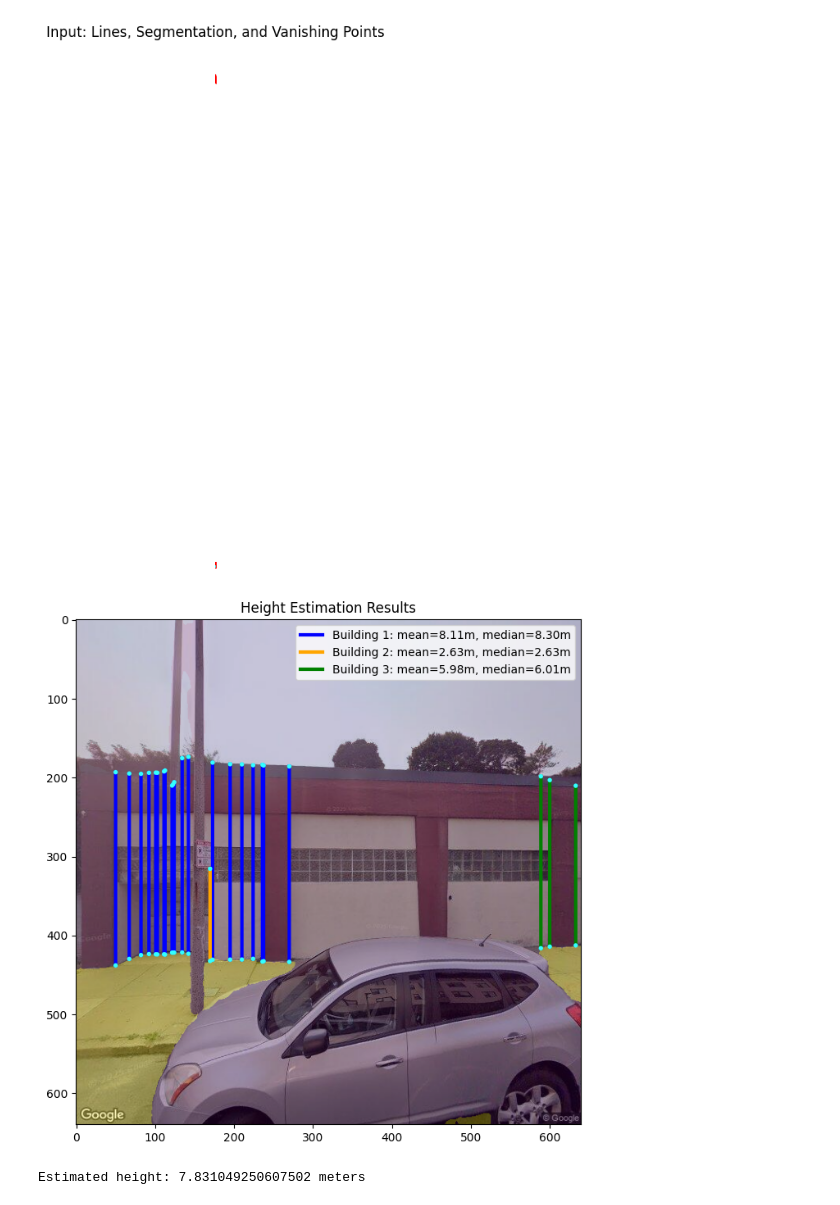
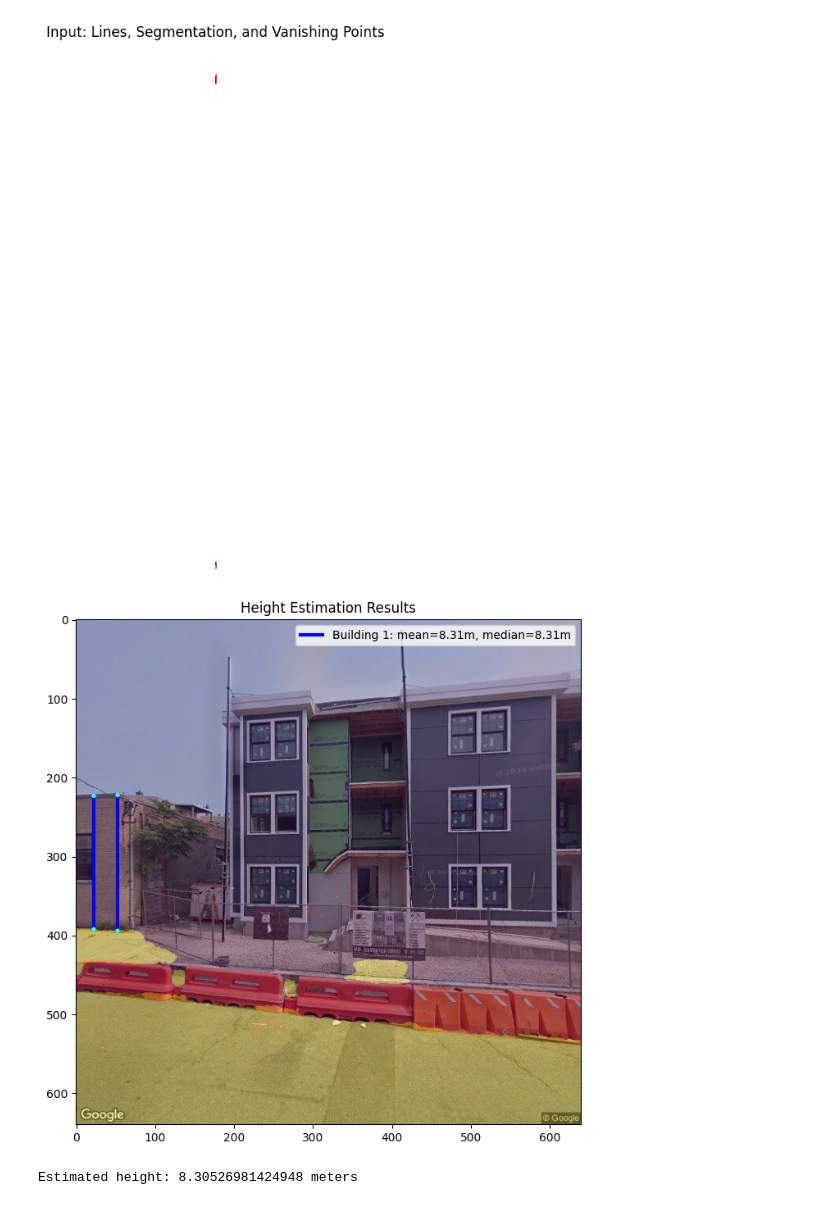
Before and after one commit to scalable-design-participation-lab/imageable, a Jupyter notebook: notebooks/demo_short.ipynb, the cells around one changed output. Drawn from its saved outputs; the diff is of its cells as text; code cells hidden in the pictures.

```diff
--- a/notebooks/demo_short.ipynb
+++ b/notebooks/demo_short.ipynb
@@ -9,11 +9,11 @@ import geopandas as gpd
 #Open the footprint
 file_path = "/Users/legariapena.j/Library/CloudStorage/GoogleDrive-legariapena.j@husky.neu.edu/My Drive/Phd_Northeastern/Semester_1/RA/imageable/notebooks/tests_data/random_sample_200.geojson"
 gdf = gpd.read_file(file_path)
-polygon = gdf["geometry"][26]
+polygon = gdf["geometry"][30]
 
 #Define the height estimation parameters
 #In the most basic version you only provide the GSV API key and the building footprint polygon
-gsv_api_key = "AIzaSyBQ1XROdFXCLPUxWvC7TS74Ul6TVZ-d4cM"
+gsv_api_key = ""
 
 height_parameters = HeightEstimationParameters(
     gsv_api_key=gsv_api_key,
@@ -30,3 +31,3 @@ Checkpoint downloaded at /Users/legariapena.j/.cache/huggingface/hub/models--uri
 [figure]
-[figure, old version]
+[figure, new version]
-Estimated height: 7.831049250607502 meters
+Estimated height: 8.30526981424948 meters
```
Also changed, not shown: parts of 1 cell of this notebook, 4 other files.
